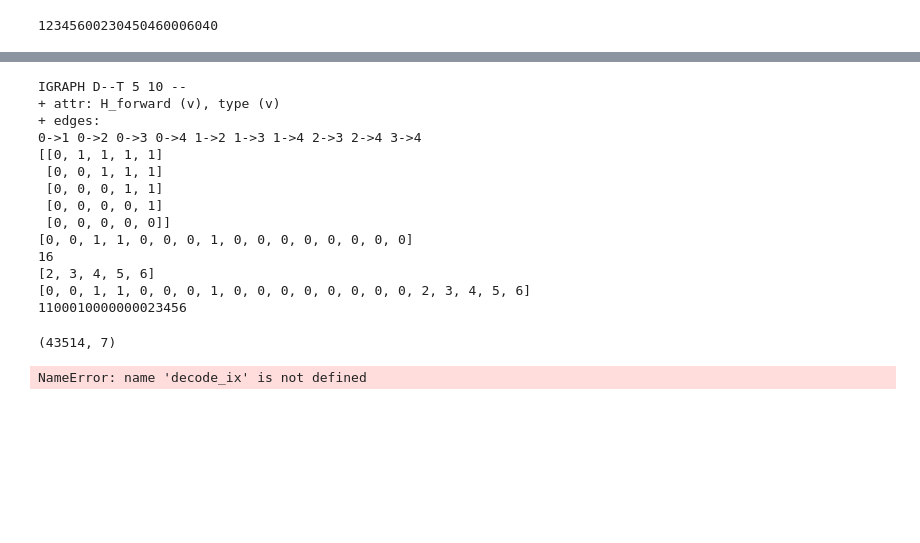
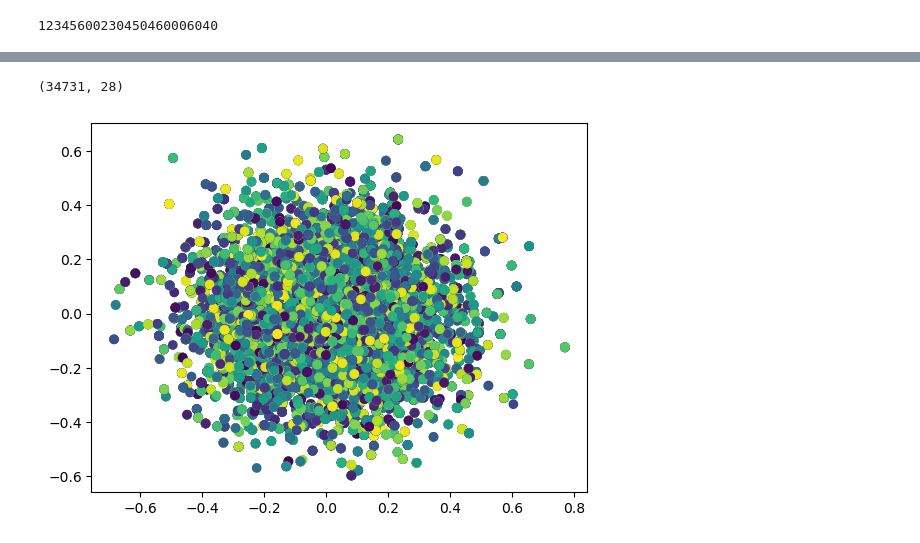
Before and after one commit to drigba/D-VAE, a Jupyter notebook: visualize.ipynb, the cells around one changed output, grey strips where cells are left out. Saved outputs shown, nothing was run; the diff lists cells and outputs as text; code cells hidden in the pictures; blank space fills up the shorter version.

```diff
--- a/visualize.ipynb
+++ b/visualize.ipynb
@@ -552,46 +645,19 @@ plt.bar([i for i in range(len(hist2[0]))], hist2[0])
-# %%
-test_g = all_data_cleaned[0]
-print(test_g)
-print(test_g.get_adjacency())
-flat_list = [item for sublist in test_g.get_adjacency()[1:] for item in sublist[:-1]]
-print(flat_list)
-print(len(flat_list))
-print(test_g.vs["type"])
-hash_list = flat_list + test_g.vs["type"]
-print(hash_list)
-hash_list_str = ''.join(map(str,hash_list))
-print(int(hash_list_str))
-# %% [output]
-IGRAPH D--T 5 10 --
-+ attr: H_forward (v), type (v)
-+ edges:
-0->1 0->2 0->3 0->4 1->2 1->3 1->4 2->3 2->4 3->4
-[[0, 1, 1, 1, 1]
- [0, 0, 1, 1, 1]
- [0, 0, 0, 1, 1]
- [0, 0, 0, 0, 1]
- [0, 0, 0, 0, 0]]
-[0, 0, 1, 1, 0, 0, 0, 1, 0, 0, 0, 0, 0, 0, 0, 0]
-16
-[2, 3, 4, 5, 6]
-[0, 0, 1, 1, 0, 0, 0, 1, 0, 0, 0, 0, 0, 0, 0, 0, 2, 3, 4, 5, 6]
-1100010000000023456
 # %%
 Zs_valid = np.array(Zs_valid)
 print(Zs_valid.shape)
 
 pca = PCA(n_components=2)
 sampled_components = pca.fit_transform(Zs_valid)
 # plt.scatter(components[:,0], components[:,1], c=extended[:,6])
 
-plt.scatter(sampled_components[:,0], sampled_components[:,1], c=decode_ix)
+plt.scatter(sampled_components[:,0], sampled_components[:,1], c=mapped_hashes)
 fig_name = os.path.join(vis_path, "sampled")
 plt.savefig(fig_name,bbox_inches='tight', facecolor=(1, 1, 1))
 
 # plt.scatter(Zs_valid[:,0], Zs_valid[:,1], c=decode_ix)
 # %% [output]
-(43514, 7)
+(34731, 28)
-NameError: name 'decode_ix' is not defined
+[figure, added]
 # %%
 most_common = counter.most_common(1)[0][0]
 print(most_common)
```
Also changed, not shown: parts of 36 cells of this notebook, 10 other files.
